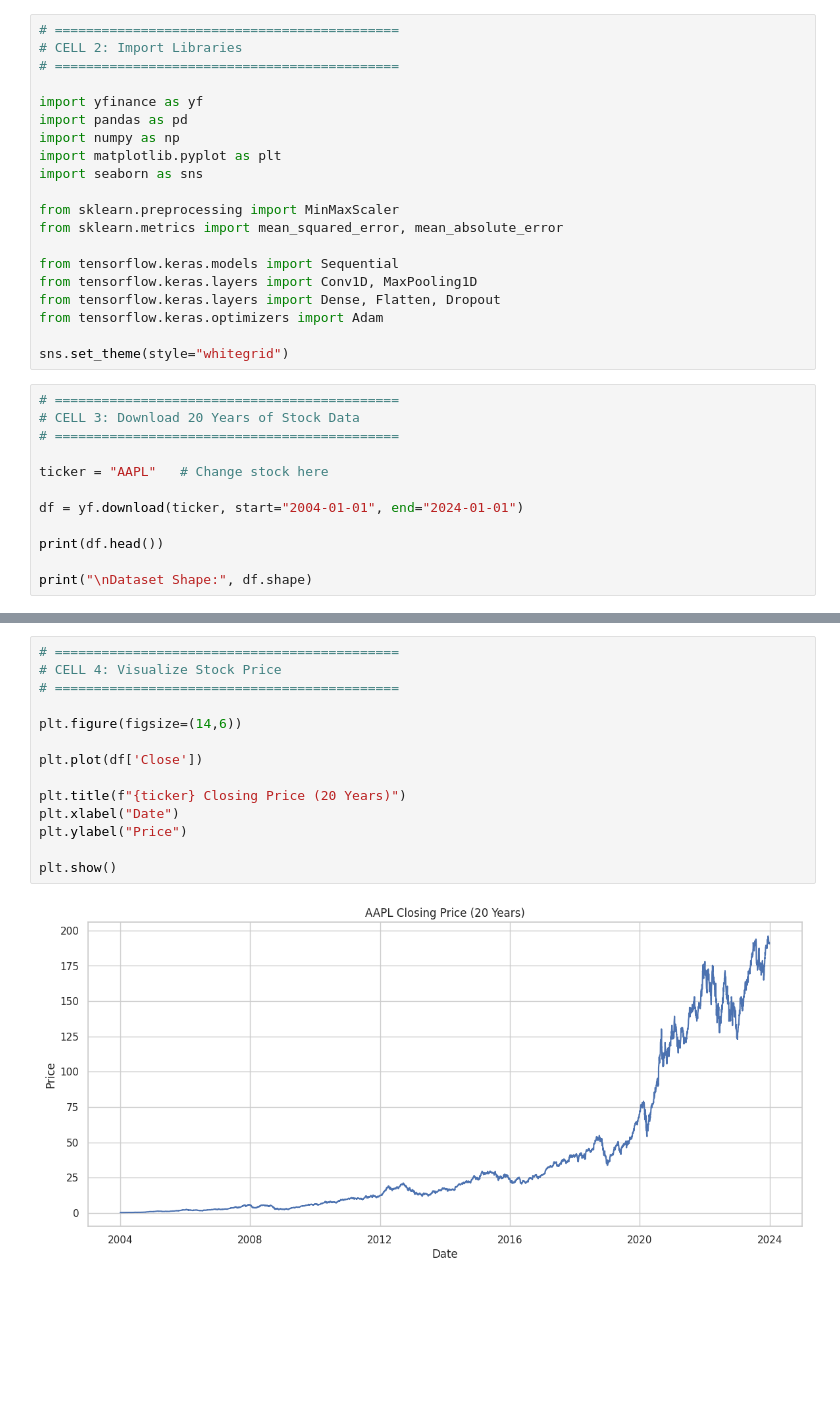
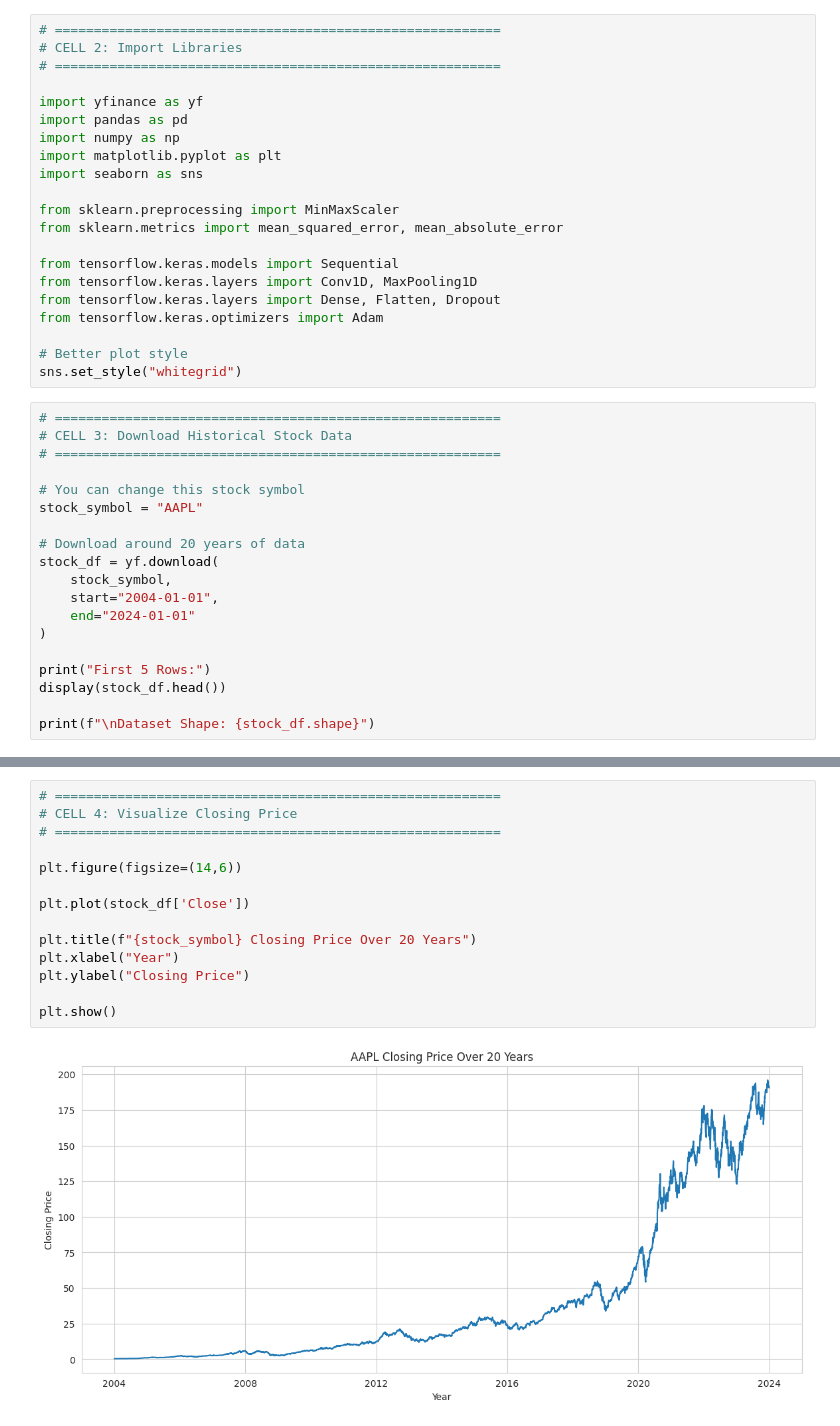
Before and after one commit to rachitranjan7/Stock-Market-Predictor, a Jupyter notebook: Stock_Market_Prediction.ipynb, the cells around one changed output, grey strips where cells are left out. Cells and saved outputs as stored; diff of their text form; blank space fills up the shorter version.

```diff
--- a/Stock_Market_Prediction.ipynb
+++ b/Stock_Market_Prediction.ipynb
@@ -25,9 +25,9 @@ Requirement already satisfied: markdown-it-py>=2.2.0 in /usr/local/lib/python3.1
 Requirement already satisfied: pygments<3.0.0,>=2.13.0 in /usr/local/lib/python3.12/dist-packages (from rich->curl_cffi>=0.7->yfinance) (2.20.0)
 Requirement already satisfied: mdurl~=0.1 in /usr/local/lib/python3.12/dist-packages (from markdown-it-py>=2.2.0->rich->curl_cffi>=0.7->yfinance) (0.1.2)
 # %%
-# ============================================
+# =========================================================
 # CELL 2: Import Libraries
-# ============================================
+# =========================================================
 
 import yfinance as yf
 import pandas as pd
@@ -43,18 +43,26 @@ from tensorflow.keras.layers import Conv1D, MaxPooling1D
 from tensorflow.keras.layers import Dense, Flatten, Dropout
 from tensorflow.keras.optimizers import Adam
 
-sns.set_theme(style="whitegrid")
+# Better plot style
+sns.set_style("whitegrid")
 # %%
-# ============================================
-# CELL 3: Download 20 Years of Stock Data
-# ============================================
+# =========================================================
+# CELL 3: Download Historical Stock Data
+# =========================================================
 
-ticker = "AAPL"   # Change stock here
+# You can change this stock symbol
+stock_symbol = "AAPL"
 
-df = yf.download(ticker, start="2004-01-01", end="2024-01-01")
+# Download around 20 years of data
+stock_df = yf.download(
+    stock_symbol,
+    start="2004-01-01",
+    end="2024-01-01"
+)
 
-print(df.head())
+print("First 5 Rows:")
+display(stock_df.head())
 
-print("\nDataset Shape:", df.shape)
+print(f"\nDataset Shape: {stock_df.shape}")
 # %% [output]
 [*********************100%***********************]  1 of 1 completed
@@ -71,17 +79,17 @@ Dataset Shape: (5033, 5)
 # %%
-# ============================================
-# CELL 4: Visualize Stock Price
-# ============================================
+# =========================================================
+# CELL 4: Visualize Closing Price
+# =========================================================
 
 plt.figure(figsize=(14,6))
 
-plt.plot(df['Close'])
+plt.plot(stock_df['Close'])
 
-plt.title(f"{ticker} Closing Price (20 Years)")
-plt.xlabel("Date")
-plt.ylabel("Price")
+plt.title(f"{stock_symbol} Closing Price Over 20 Years")
+plt.xlabel("Year")
+plt.ylabel("Closing Price")
 
 plt.show()
 # %% [output]
-[figure, old version]
+[figure, new version]
 # %%
```
Also changed, not shown: parts of 14 cells of this notebook.
